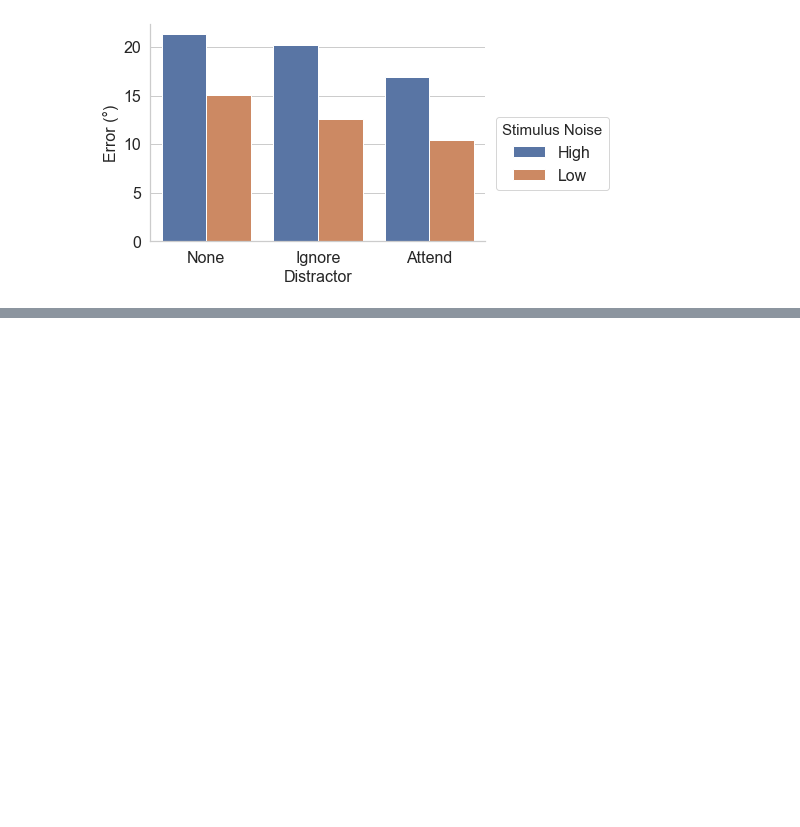
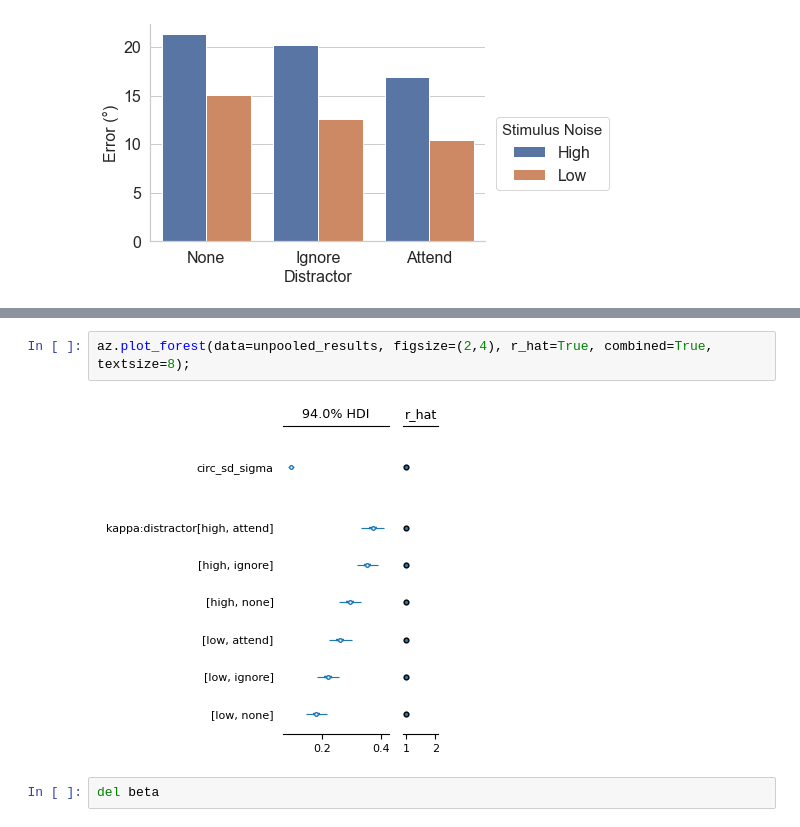
Before and after one commit to hkular/WM_NoiseV11, a Jupyter notebook: V11_Analysis.ipynb, the cells around one changed output, grey strips where cells are left out. Cells and saved outputs as stored; diff of their text form; blank space fills up the shorter version.

```diff
--- a/V11_Analysis.ipynb
+++ b/V11_Analysis.ipynb
@@ -256,0 +361,6 @@ sns.despine(top = True)
+# %%
+az.plot_forest(data=unpooled_results, figsize=(2,4), r_hat=True, combined=True, textsize=8);
+# %% [output]
+[figure, added]
+# %%
+del beta
```
Also changed, not shown: parts of 19 cells of this notebook, 2 other files.
